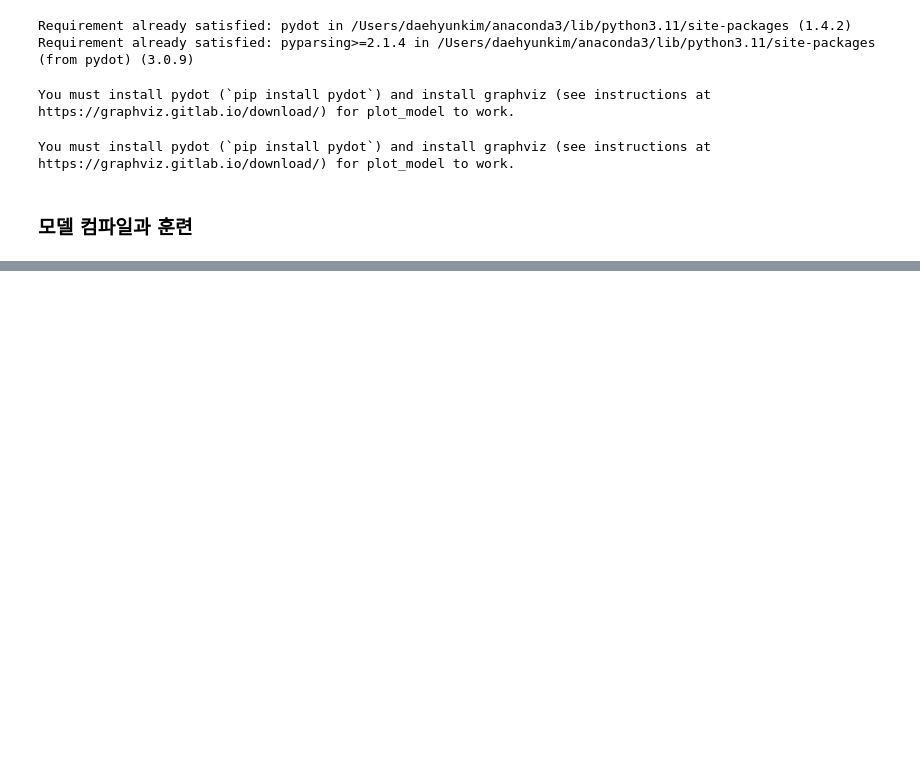
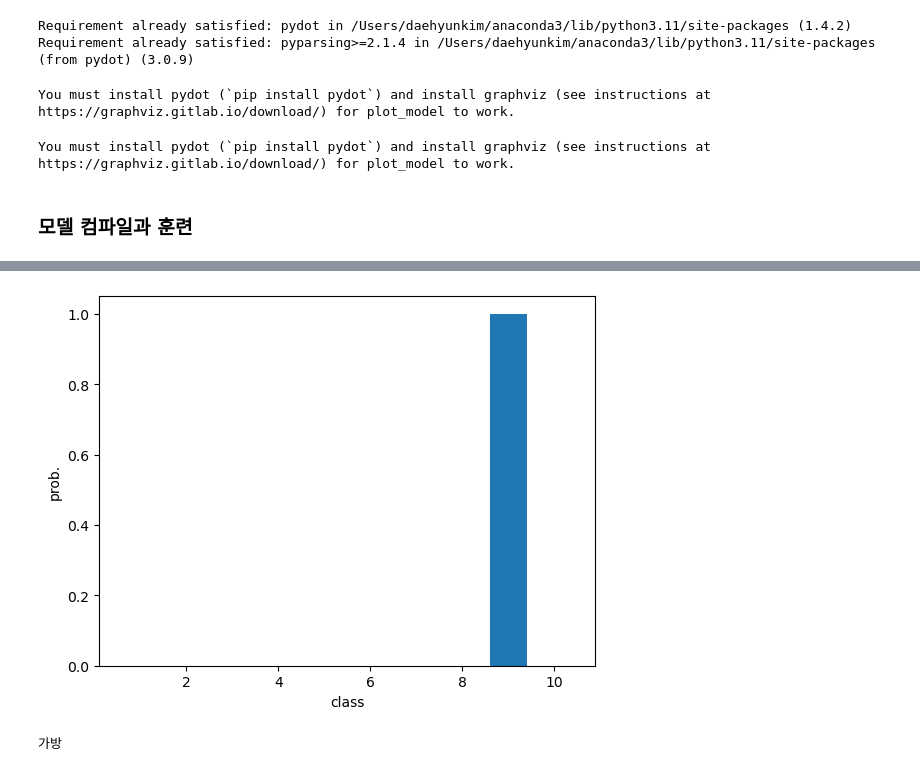
Before and after one commit to Daehyun-Bigbread/Bigbread-Data-Science, a Jupyter notebook: 2023_2.PnP ML Study/Week7/Ch7.Image classification using convolutional neural networks.ipynb, the cells around one changed output, grey strips where cells are left out. Drawn from its saved outputs; the diff is of its cells as text; code cells hidden in the pictures; blank space fills up the shorter version.

```diff
--- a/2023_2.PnP ML Study/Week7/Ch7.Image classification using convolutional neural networks.ipynb
+++ b/2023_2.PnP ML Study/Week7/Ch7.Image classification using convolutional neural networks.ipynb
@@ -101,0 +122,8 @@ Epoch 9/20
+# %%
+# 다른 클래스의 값들은 사실상 모두 0, 9번째 클래스가 실제로 무엇인지는 패션 Mnist dataset 정의를 참고해야함
+plt.bar(range(1,11), preds[0])
+plt.xlabel('class')
+plt.ylabel('prob.')
+plt.show()
+# %% [output]
+[figure, added]
@@ -101,0 +134,6 @@ Epoch 9/20
+# %%
+# preds 배열에서 가장큰 인덱스를 찾아 classes 리스트의 인덱스로 사용
+import numpy as np
+print(classes[np.argmax(preds)])
+# %% [output]
+가방
```
Also changed, not shown: parts of 8 cells of this notebook, 1 other file.
